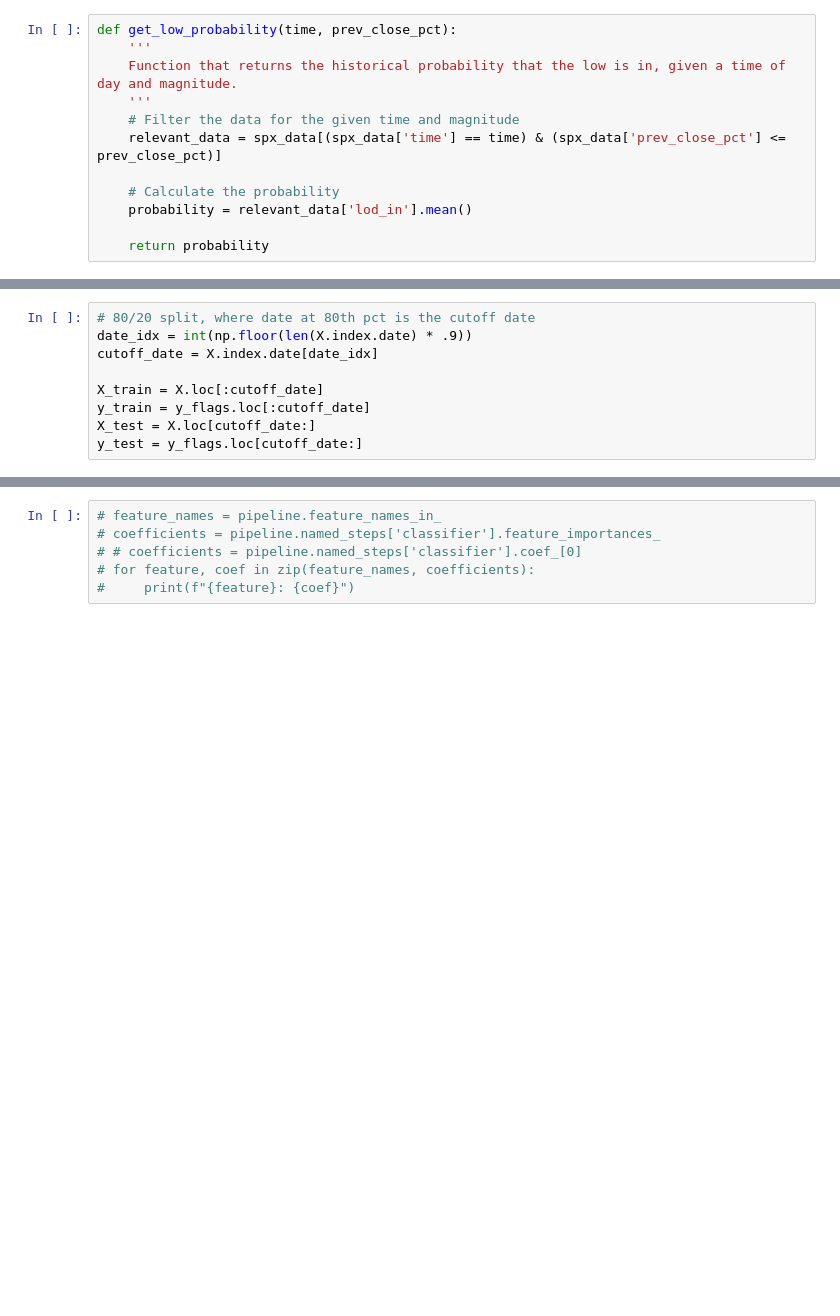
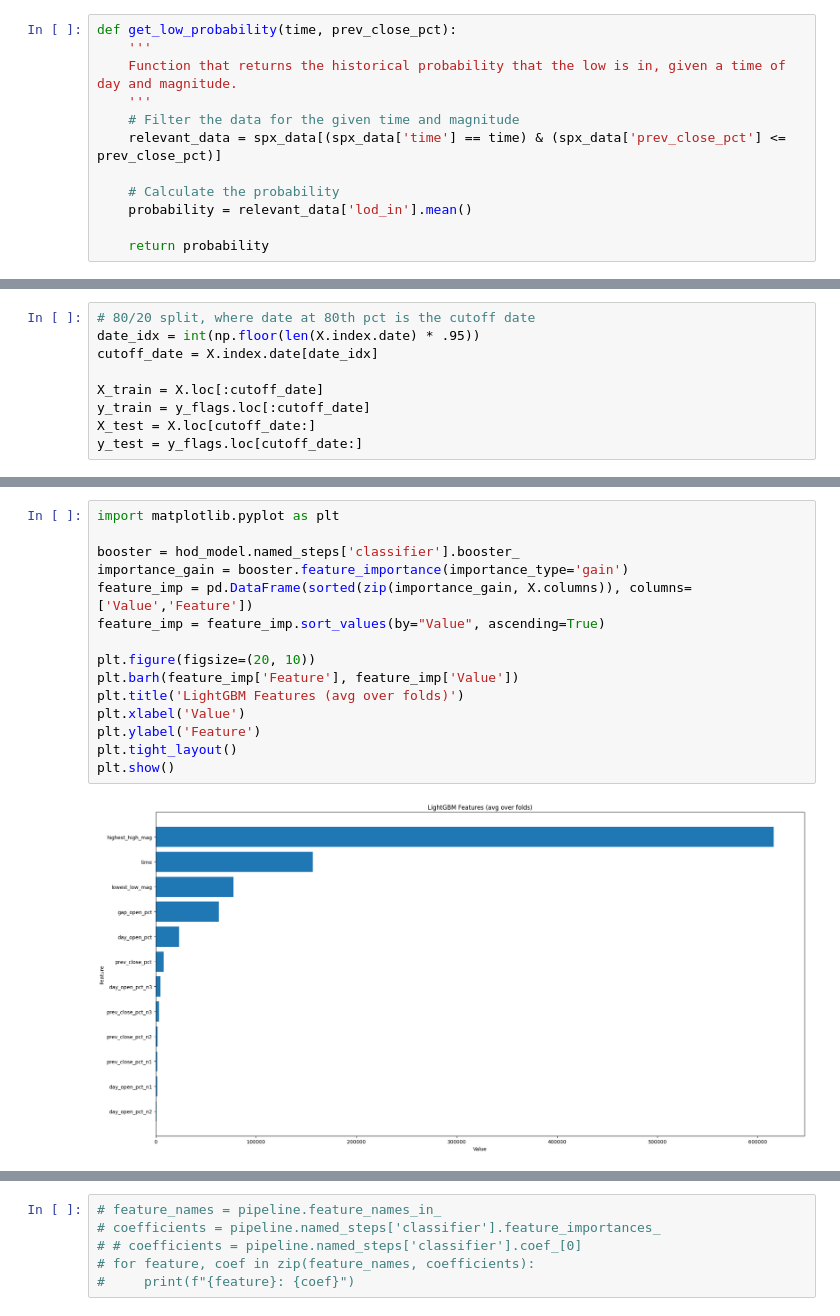
Before and after one commit to wnstnb/session_extrema_model, a Jupyter notebook: lower_tf_research_tops_bottoms.ipynb, the cells around one changed output, grey strips where cells are left out. Cells and saved outputs as stored; diff of their text form; blank space fills up the shorter version.

```diff
--- a/lower_tf_research_tops_bottoms.ipynb
+++ b/lower_tf_research_tops_bottoms.ipynb
@@ -339,6 +452,6 @@ pipeline_lod = clone(pipeline)
 # %%
 # 80/20 split, where date at 80th pct is the cutoff date
-date_idx = int(np.floor(len(X.index.date) * .9))
+date_idx = int(np.floor(len(X.index.date) * .95))
 cutoff_date = X.index.date[date_idx]
 
 X_train = X.loc[:cutoff_date]
@@ -392,3 +528,20 @@ joblib.dump(lod_model, ticker_dict[tck]["lod_model"])
+# %%
+import matplotlib.pyplot as plt
+
+booster = hod_model.named_steps['classifier'].booster_
+importance_gain = booster.feature_importance(importance_type='gain')
+feature_imp = pd.DataFrame(sorted(zip(importance_gain, X.columns)), columns=['Value','Feature'])
+feature_imp = feature_imp.sort_values(by="Value", ascending=True)
+
+plt.figure(figsize=(20, 10))
+plt.barh(feature_imp['Feature'], feature_imp['Value'])
+plt.title('LightGBM Features (avg over folds)')
+plt.xlabel('Value')
+plt.ylabel('Feature')
+plt.tight_layout()
+plt.show()
+# %% [output]
+[figure, added]
 # %%
 from sklearn.metrics import roc_auc_score, precision_score, recall_score
 
```
Also changed, not shown: parts of 45 cells of this notebook, 3 other files.
